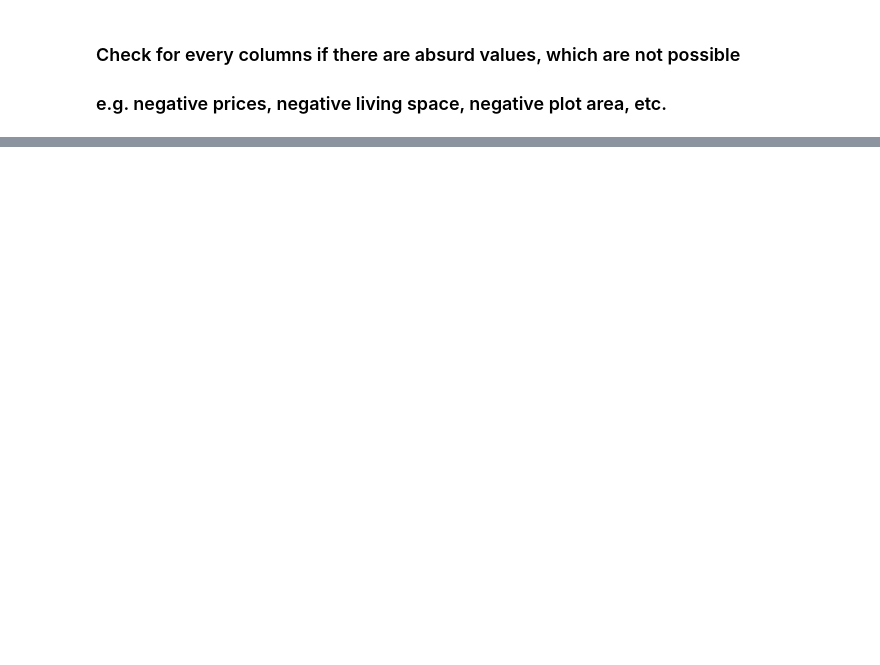
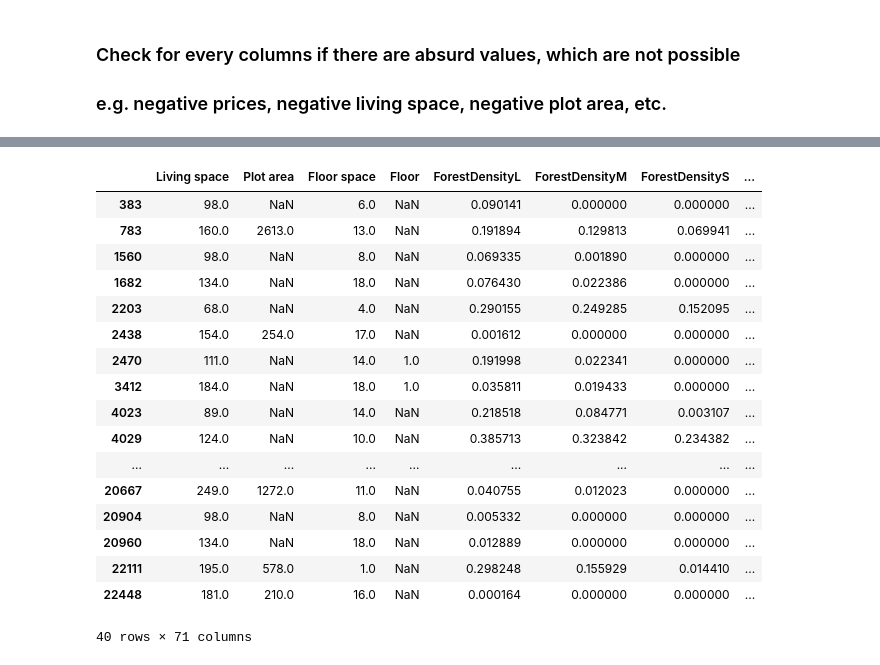
Before and after one commit to marvinvr/fhnw-cml1, a Jupyter notebook: 01_data_wrangling.ipynb, the cells around one changed output, grey strips where cells are left out. Saved outputs shown, nothing was run; the diff lists cells and outputs as text; code cells hidden in the pictures; blank space fills up the shorter version.

```diff
--- a/01_data_wrangling.ipynb
+++ b/01_data_wrangling.ipynb
@@ -451,0 +362,21 @@ model_df
+# %%
+clean_df[clean_df['Floor space'] <= 20]
+# %% [output]
+|  | Living space | Plot area | Floor space | Floor | ForestDensityL | ForestDensityM | ForestDensityS | ... |
+| 383 | 98.0 | NaN | 6.0 | NaN | 0.090141 | 0.000000 | 0.000000 | ... |
+| 783 | 160.0 | 2613.0 | 13.0 | NaN | 0.191894 | 0.129813 | 0.069941 | ... |
+| 1560 | 98.0 | NaN | 8.0 | NaN | 0.069335 | 0.001890 | 0.000000 | ... |
+| 1682 | 134.0 | NaN | 18.0 | NaN | 0.076430 | 0.022386 | 0.000000 | ... |
+| 2203 | 68.0 | NaN | 4.0 | NaN | 0.290155 | 0.249285 | 0.152095 | ... |
+| 2438 | 154.0 | 254.0 | 17.0 | NaN | 0.001612 | 0.000000 | 0.000000 | ... |
+| 2470 | 111.0 | NaN | 14.0 | 1.0 | 0.191998 | 0.022341 | 0.000000 | ... |
+| 3412 | 184.0 | NaN | 18.0 | 1.0 | 0.035811 | 0.019433 | 0.000000 | ... |
+| 4023 | 89.0 | NaN | 14.0 | NaN | 0.218518 | 0.084771 | 0.003107 | ... |
+| 4029 | 124.0 | NaN | 10.0 | NaN | 0.385713 | 0.323842 | 0.234382 | ... |
+| ... | ... | ... | ... | ... | ... | ... | ... | ... |
+| 20667 | 249.0 | 1272.0 | 11.0 | NaN | 0.040755 | 0.012023 | 0.000000 | ... |
+| 20904 | 98.0 | NaN | 8.0 | NaN | 0.005332 | 0.000000 | 0.000000 | ... |
+| 20960 | 134.0 | NaN | 18.0 | NaN | 0.012889 | 0.000000 | 0.000000 | ... |
+| 22111 | 195.0 | 578.0 | 1.0 | NaN | 0.298248 | 0.155929 | 0.014410 | ... |
+| 22448 | 181.0 | 210.0 | 16.0 | NaN | 0.000164 | 0.000000 | 0.000000 | ... |
+40 rows × 71 columns
```
Also changed, not shown: parts of 64 cells of this notebook, 2 other files.
